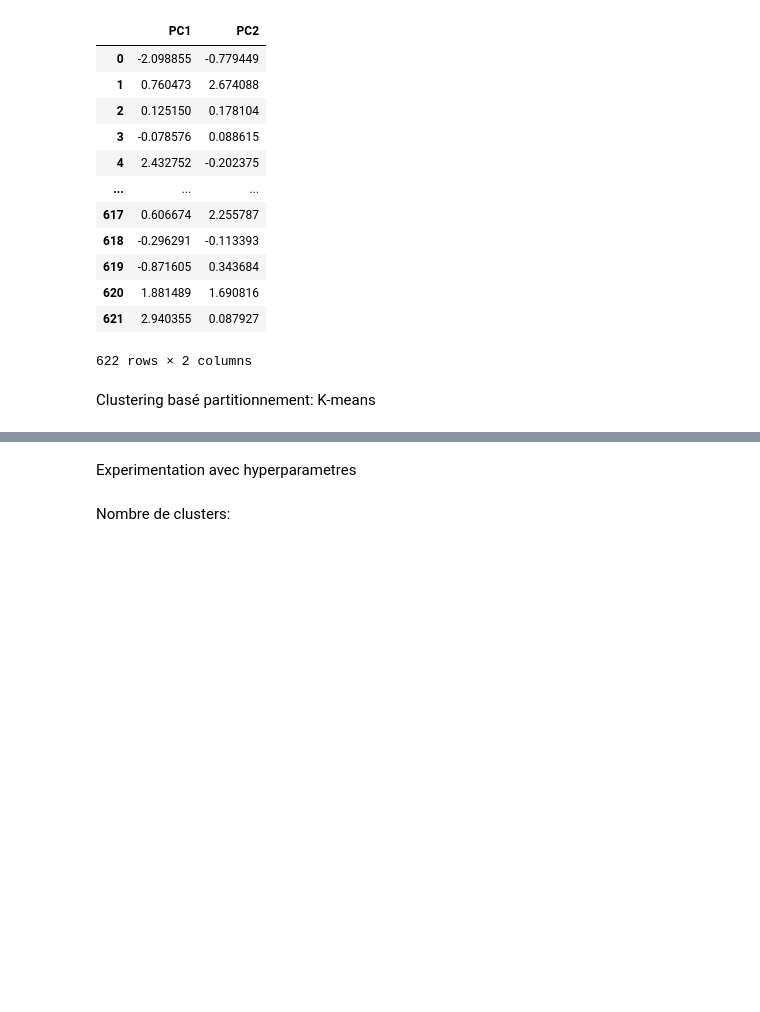
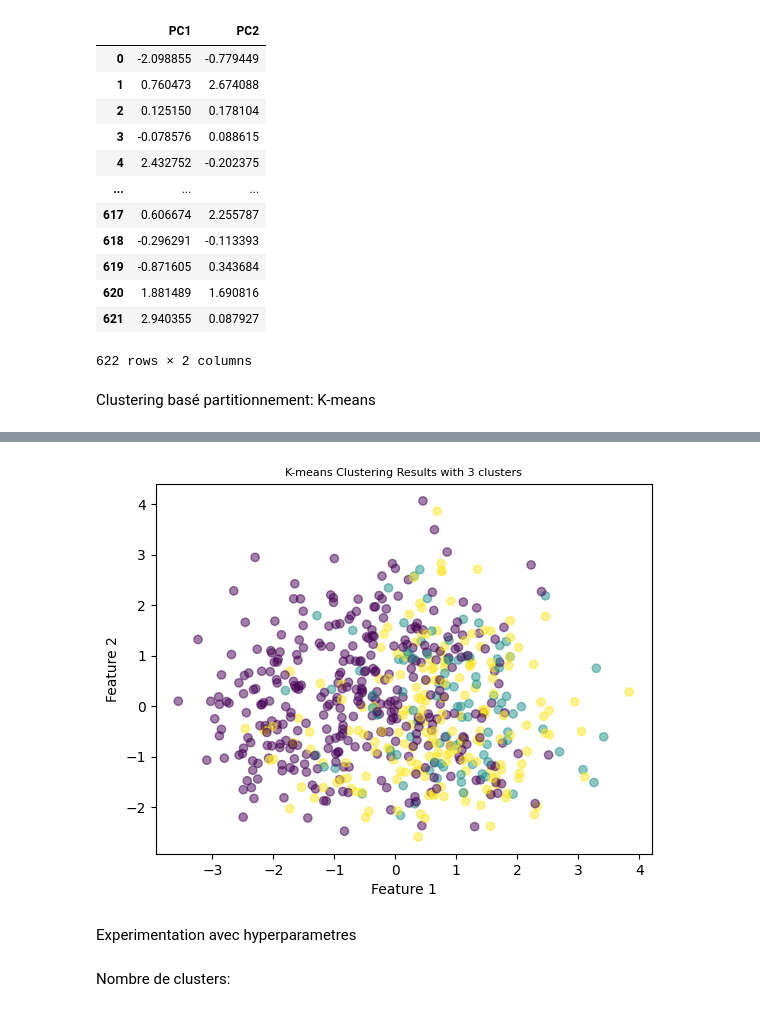
Before and after one commit to romaissaMe/Data-Mining-and-Dashboard-Project-, a Jupyter notebook: Projet2_nonsupervisee.ipynb, the cells around one changed output, grey strips where cells are left out. Cells and saved outputs as stored; diff of their text form; code cells hidden in the pictures; blank space fills up the shorter version.

```diff
--- a/Projet2_nonsupervisee.ipynb
+++ b/Projet2_nonsupervisee.ipynb
@@ -101,0 +91,11 @@ silhouette_score(data,kmeans_cluster.labels_)
+# %%
+model = joblib.load('./models/kmeans_model.pkl')
+# %%
+features_to_visualize = data_2d.iloc[:, :2].values
+plt.scatter(features_to_visualize[:, 0], features_to_visualize[:, 1], c=model.labels_, cmap='viridis', alpha=0.5)
+plt.xlabel('Feature 1')  # Replace with your actual feature name
+plt.ylabel('Feature 2')  # Replace with your actual feature name
+plt.title(f'K-means Clustering Results with 3 clusters', fontsize=8)
+plt.show()
+# %% [output]
+[figure, added]
```
Also changed, not shown: parts of 20 cells of this notebook, 10 other files.
